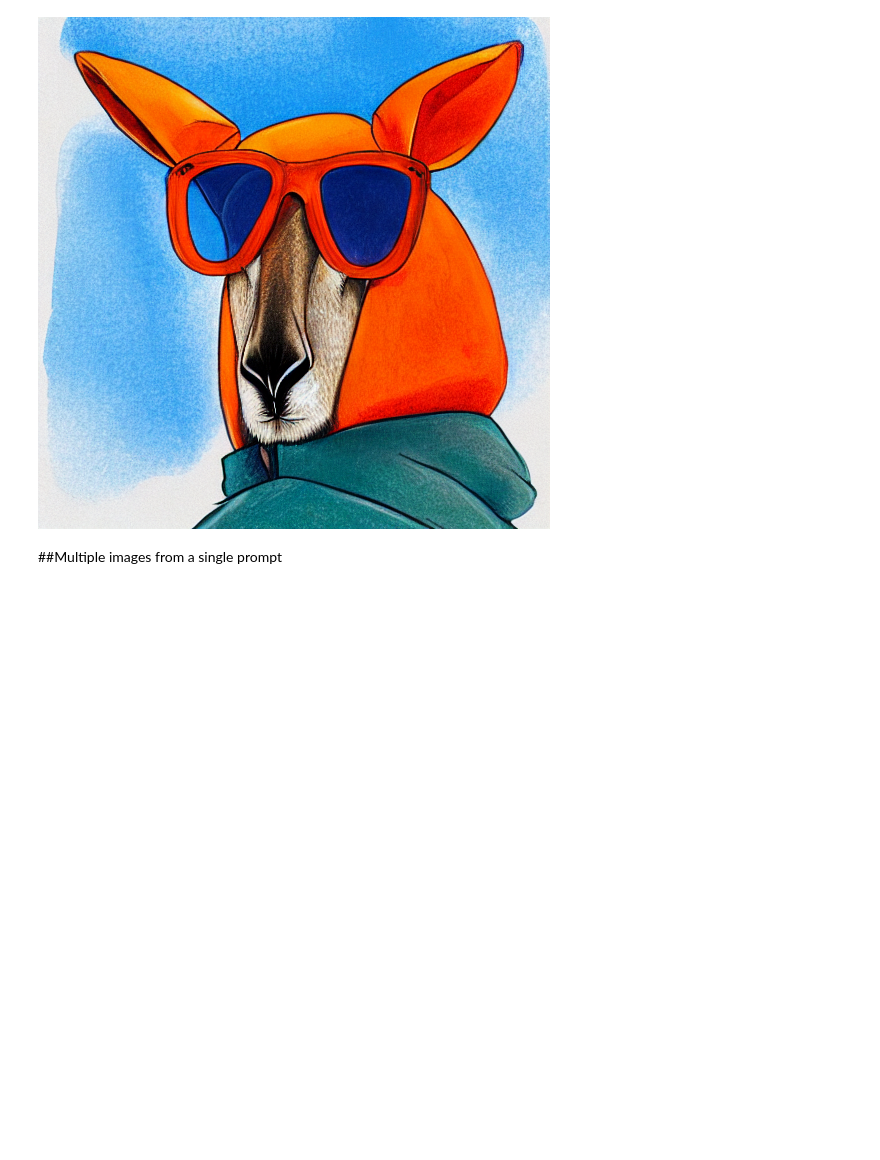
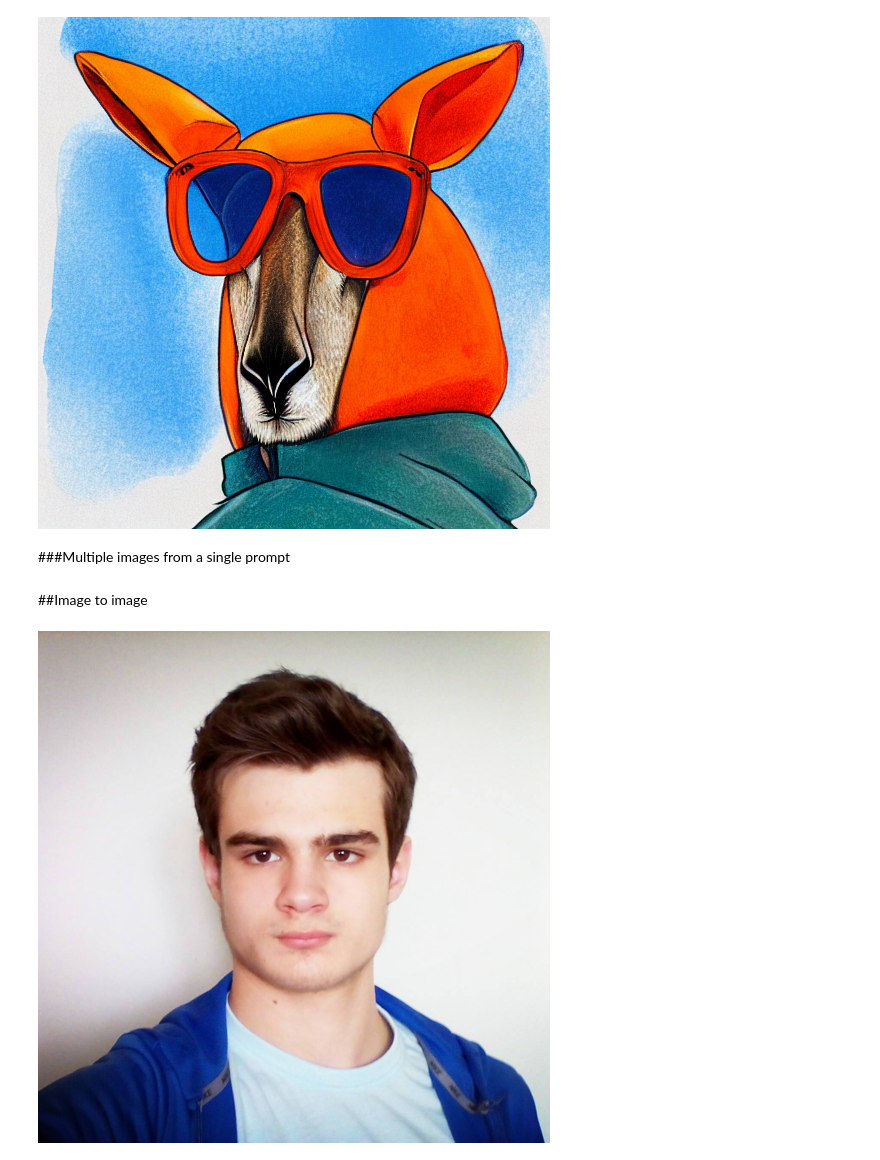
Before and after one commit to PsorTheDoctor/artificial-intelligence, a Jupyter notebook: modern_approach/text_to_image/stable_diffusion.ipynb, the cells around one changed output. Drawn from its saved outputs; the diff is of its cells as text; code cells hidden in the pictures; blank space fills up the shorter version.

```diff
--- a/modern_approach/text_to_image/stable_diffusion.ipynb
+++ b/modern_approach/text_to_image/stable_diffusion.ipynb
@@ -43,5 +29,5 @@ img
 ftfy or spacy is not installed using BERT BasicTokenizer instead of ftfy.
 [figure]
 # %% [markdown]
-##Multiple images from a single prompt
+###Multiple images from a single prompt
 # %%
@@ -56 +42,3 @@ for i in range(nImages):
   lst[i].save(f'result{i}.png')
+# %% [markdown]
+##Image to image
@@ -56,0 +57,5 @@ for i in range(nImages):
+# %%
+init_img = Image.open('adam.jpg').convert('RGB').resize((512, 512))
+init_img
+# %% [output]
+[figure, added]
```
Also changed, not shown: parts of 10 cells of this notebook.
